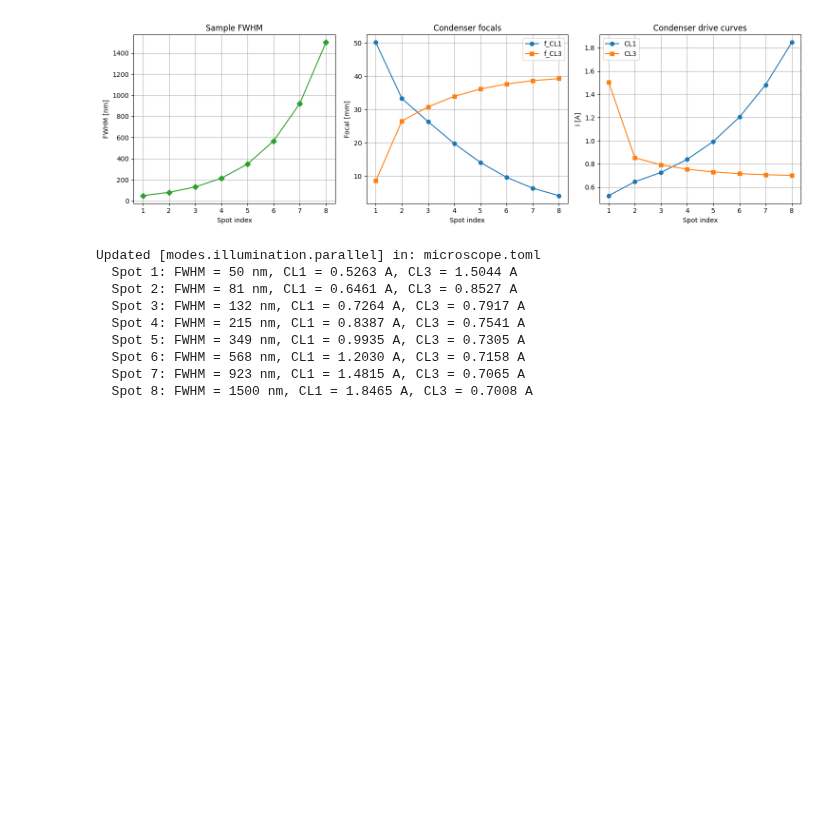
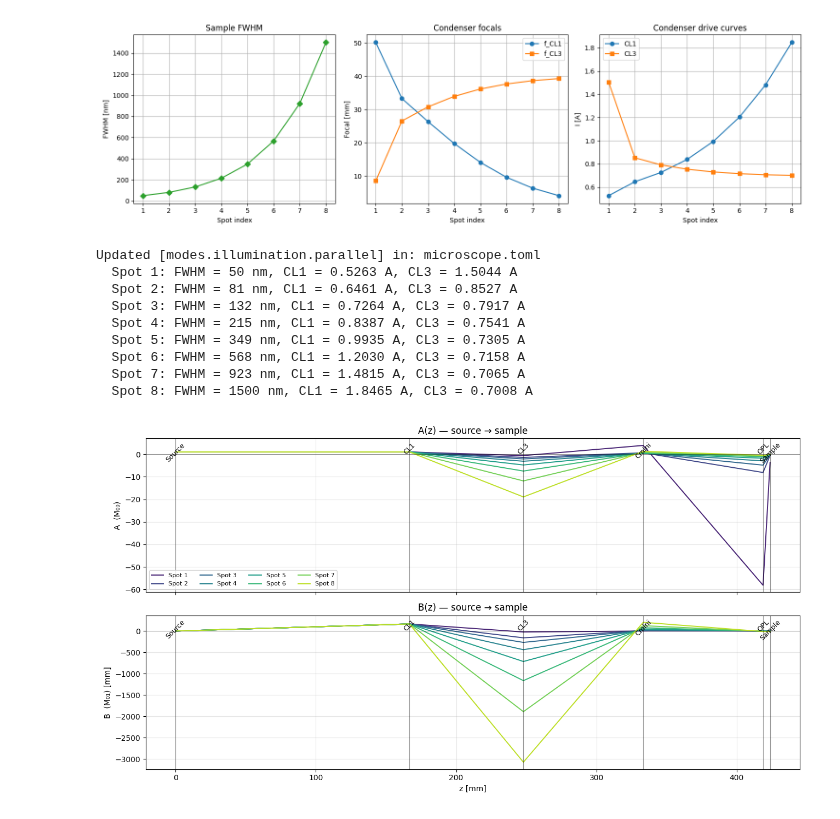
Before and after one commit to TemGym/TemGymCore, a Jupyter notebook: examples/microscope_models/condenser_system_design.ipynb, the cells around one changed output. Saved outputs shown, nothing was run; the diff lists cells and outputs as text; code cells hidden in the pictures; blank space fills up the shorter version.

Commit message:
Added A and B plot as a function of z in microscope design.

```diff
--- a/examples/microscope_models/condenser_system_design.ipynb
+++ b/examples/microscope_models/condenser_system_design.ipynb
@@ -241,3 +241,73 @@ Updated [modes.illumination.parallel] in: microscope.toml
   Spot 6: FWHM = 568 nm, CL1 = 1.2030 A, CL3 = 0.7158 A
   Spot 7: FWHM = 923 nm, CL1 = 1.4815 A, CL3 = 0.7065 A
   Spot 8: FWHM = 1500 nm, CL1 = 1.8465 A, CL3 = 0.7008 A
+# %%
+# ── A(z) and B(z) profiles: source → sample ──
+
+from temgym_core.transfer_matrices import propagation_matrix, lens_matrix
+
+def abcd_profile(f1, f3):
+    """Compute z [mm], A(z), B(z) along the condenser chain."""
+    elements = [
+        ('P', d1, 'CL1'),
+        ('L', f1, None),
+        ('P', d2, 'CL3'),
+        ('L', f3, None),
+        ('P', d3, None),
+        ('P', d_obj_cm, 'Cmini'),
+        ('L', f_Cm, None),
+        ('P', d_img_cm, None),
+        ('P', f_OPL, 'OPL'),
+        ('L', f_OPL, None),
+        ('P', f_OPL, 'Sample'),
+    ]
+    M = np.eye(3)
+    z = 0.0
+    z_all, A_all, B_all = [0.0], [1.0], [0.0]
+    markers = [(0.0, 'Source')]
+    n_sub = 80
+
+    for kind, value, label in elements:
+        if kind == 'P':
+            dz = value / n_sub
+            for _ in range(n_sub):
+                M = propagation_matrix(dz) @ M
+                z += dz
+                z_all.append(z)
+                A_all.append(float(M[0, 0]))
+                B_all.append(float(M[0, 1]))
+            if label:
+                markers.append((z, label))
+        else:
+            M = lens_matrix(value) @ M
+            z_all.append(z)
+            A_all.append(float(M[0, 0]))
+            B_all.append(float(M[0, 1]))
+
+    return np.array(z_all) * 1e3, np.array(A_all), np.array(B_all), markers
+
+
+fig, (ax_a, ax_b) = plt.subplots(2, 1, figsize=(13, 7), sharex=True)
+cmap = plt.cm.viridis(np.linspace(0.1, 0.9, len(results)))
+
+for r, color in zip(results, cmap):
+    z_mm, A, B, markers = abcd_profile(r['f_CL1'], r['f_CL3'])
+    ax_a.plot(z_mm, A, color=color, lw=1.4, label=f"Spot {r['spot']}")
+    ax_b.plot(z_mm, B * 1e3, color=color, lw=1.4, label=f"Spot {r['spot']}")
+
+# Mark component positions (from last profile)
+for ax in (ax_a, ax_b):
+    for z_m, lbl in markers:
+        ax.axvline(z_m * 1e3, color='k', lw=0.8, alpha=0.4)
+        ax.text(z_m * 1e3, 0.98, lbl, transform=ax.get_xaxis_transform(),
+                ha='center', va='top', fontsize=9, rotation=45)
+    ax.axhline(0, color='k', lw=0.6, alpha=0.5)
+    ax.grid(True, alpha=0.3)
+
+ax_a.set(title='A(z) — source → sample', ylabel='A  (M₀₀)')
+ax_b.set(title='B(z) — source → sample', ylabel='B  (M₀₁) [mm]', xlabel='z [mm]')
+ax_a.legend(fontsize=8, ncol=4, loc='best')
+fig.tight_layout()
+plt.show()
+# %% [output]
+[figure, added]
```
